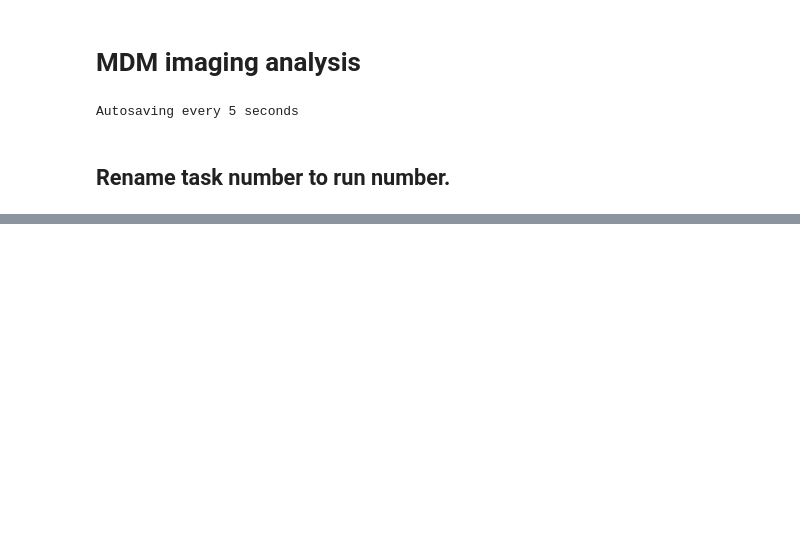
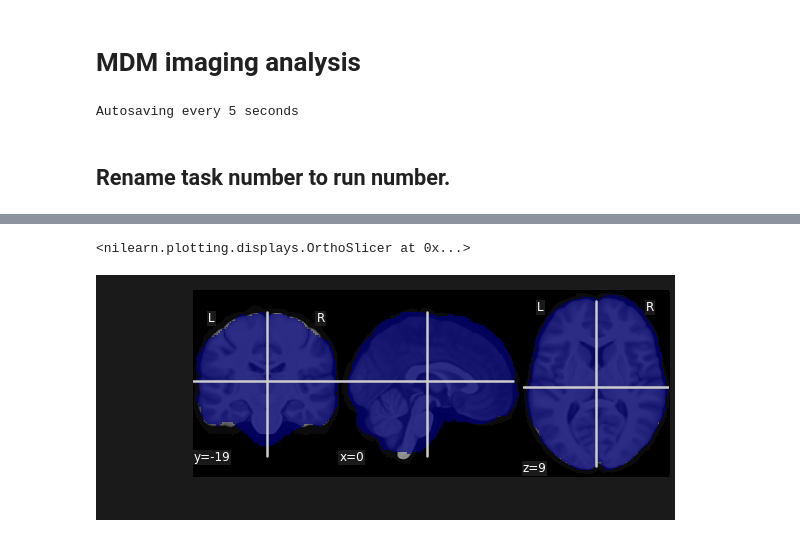
Before and after one commit to ruonanjia/mdm_imaging_analysis, a Jupyter notebook: mdm_imaging_glm.ipynb, the cells around one changed output, grey strips where cells are left out. Drawn from its saved outputs; the diff is of its cells as text; code cells hidden in the pictures; blank space fills up the shorter version.

```diff
--- a/mdm_imaging_glm.ipynb
+++ b/mdm_imaging_glm.ipynb
@@ -201,19 +188,19 @@ def load_epi_data(data_dir,sub,run):
     print("Loading data from %s" % (epi_in))
     return epi_data
 # %%
-def load_whb_mask(sub, data_root):
+def load_whb_mask(sub, run):
     """Load whole brain mask for a subject
 
     Parameters
     -----------
-    data_root: root data directory
-    sub: subject number
+    sub: subject id
+    run: run id
 
     Return
     -----------
     mask: loaded whole-brain data
     """
 
-    maskfile = os.path.join(data_root, 'sub-%s' %sub, 'sub-%s_ses-1_run-1_space-MNI152NLin2009cAsym_desc-brain_mask.nii.gz' %sub)
+    maskfile = os.path.join(data_root, 'sub-%s' %sub, 'sub-%s_ses-1_run-%s_space-MNI152NLin2009cAsym_desc-brain_mask.nii.gz' %(sub, run))
     mask = nib.load(maskfile)
     return mask
@@ -219,0 +244,6 @@ def load_whb_mask(sub, data_root):
+# %%
+mask_whb = load_whb_mask(2073,2)
+plotting.plot_roi(mask_whb, bg_img = anat_mean)
+# %% [output]
+<nilearn.plotting.displays.OrthoSlicer at 0x...>
+[figure, added]
```
Also changed, not shown: parts of 17 cells of this notebook.
